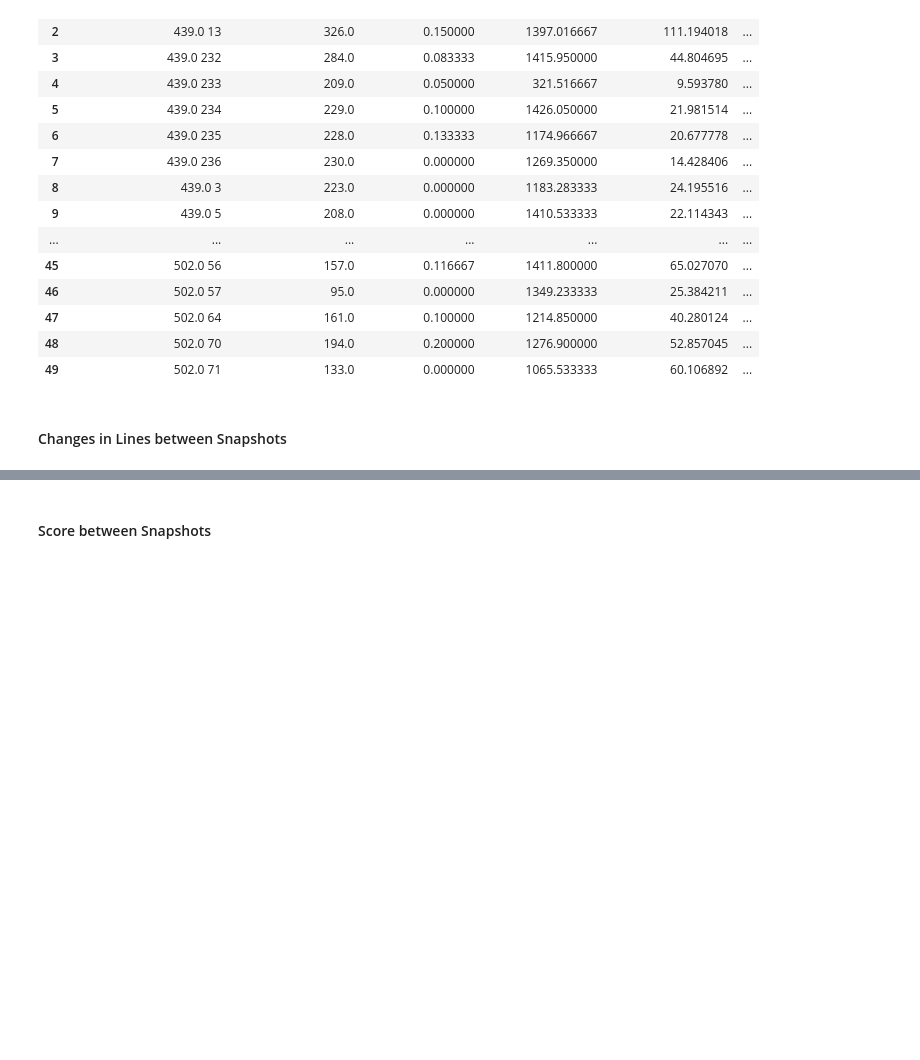
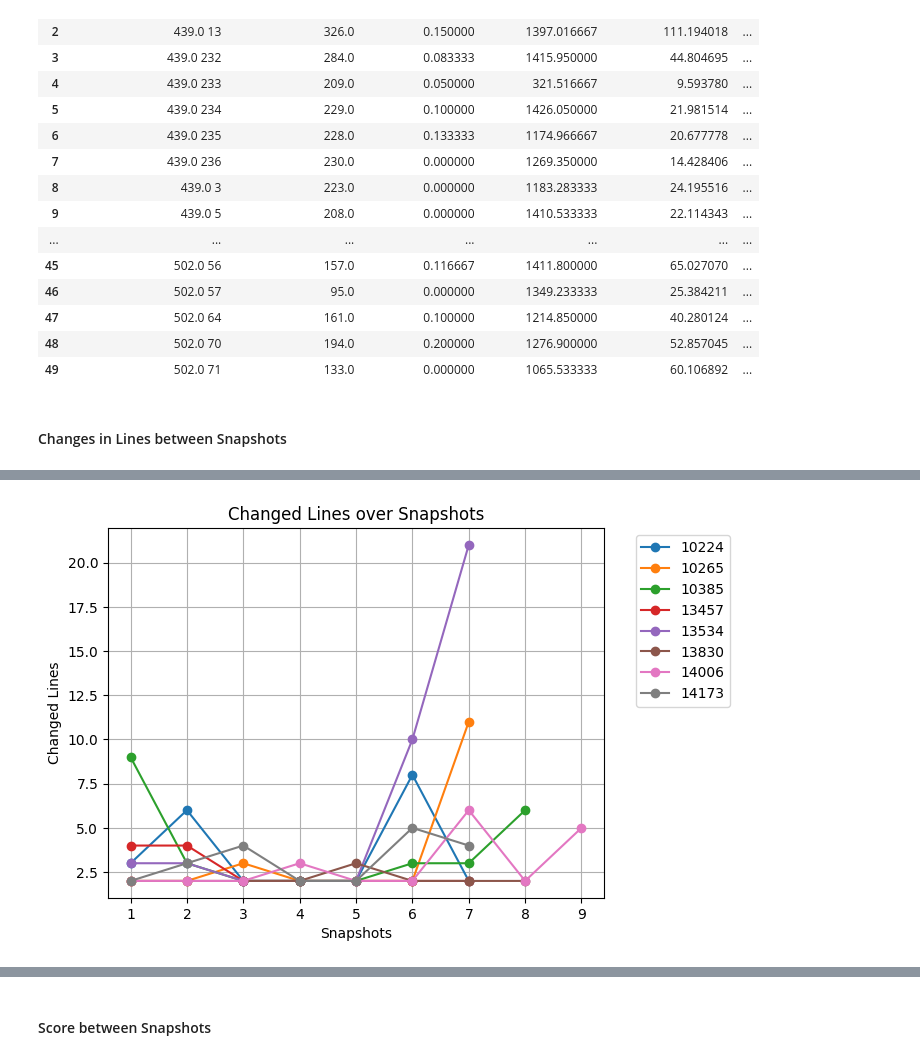
Before and after one commit to nogaschw/Detecting-Struggling-Student-Programmers-using-Proficiency-Taxonomies, a Jupyter notebook: stat_codeworkout.ipynb, the cells around one changed output, grey strips where cells are left out. Cells and saved outputs as stored; diff of their text form; code cells hidden in the pictures; blank space fills up the shorter version.

```diff
--- a/stat_codeworkout.ipynb
+++ b/stat_codeworkout.ipynb
@@ -252,0 +269,24 @@ plt.show()
+# %%
+# Look on specific quetions
+question = '487.0 102'
+specific_quetion_success = df_with_snapshots[(df_with_snapshots['AssignmentID+ProblemID'] == question) & (df_with_snapshots['num_snapshots'] >= 8) & (df_with_snapshots['num_snapshots'] <= 10) & (df_with_snapshots['success'] == 1)]
+specific_quetion_success = specific_quetion_success.head(8)
+
+specific_quetion_fail = df_with_snapshots[(df_with_snapshots['AssignmentID+ProblemID'] == question) & (df_with_snapshots['num_snapshots'] >= 8) & (df_with_snapshots['num_snapshots'] <= 10) & (df_with_snapshots['success'] == 0)]
+specific_quetion_fail = specific_quetion_fail.head(8)
+# %%
+def plot_snapshot(specific_quetion):
+    for index, row in specific_quetion.iterrows():
+        snapshots = list(range(1, row['num_snapshots']))
+        plt.plot(snapshots, max(row['deleted'], row['inserted']), marker='o', label=row['SubjectID'])
+
+    plt.xlabel('Snapshots')
+    plt.ylabel('Changed Lines')
+    plt.title('Changed Lines over Snapshots')
+    plt.legend(bbox_to_anchor=(1.05, 1), loc='upper left')
+    plt.grid(True)
+    plt.show()
+# %%
+plot_snapshot(specific_quetion_success)
+# %% [output]
+[figure, added]
```
Also changed, not shown: parts of 17 cells of this notebook.
